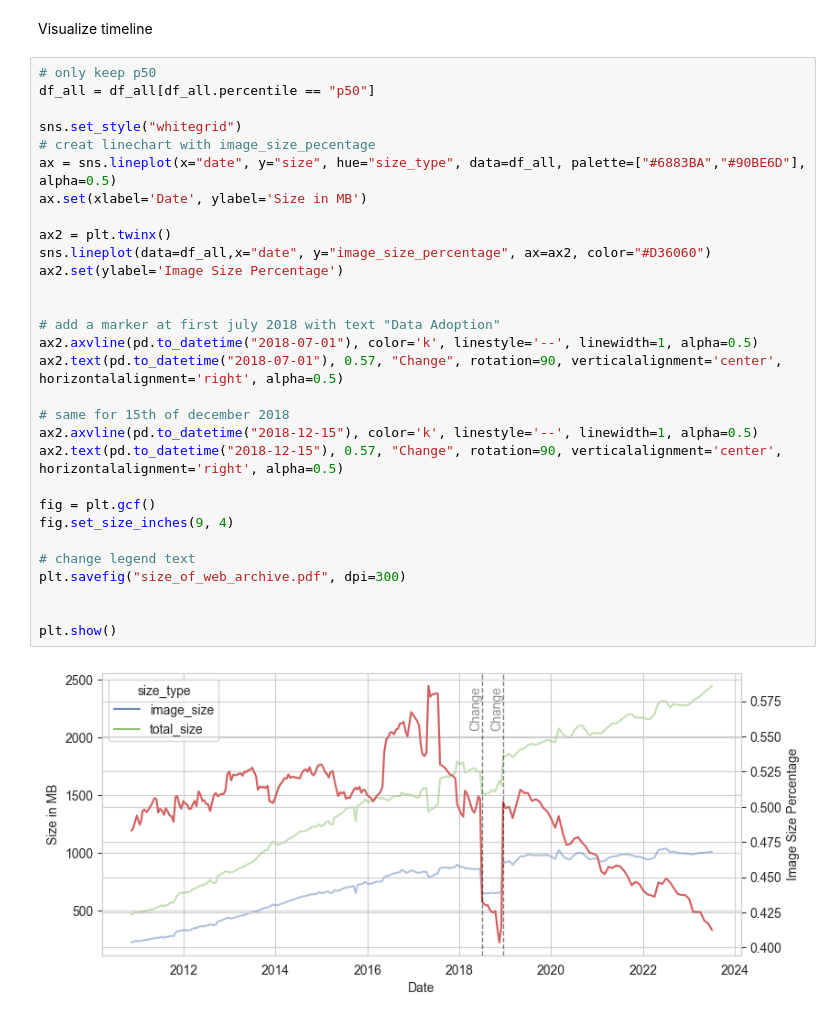
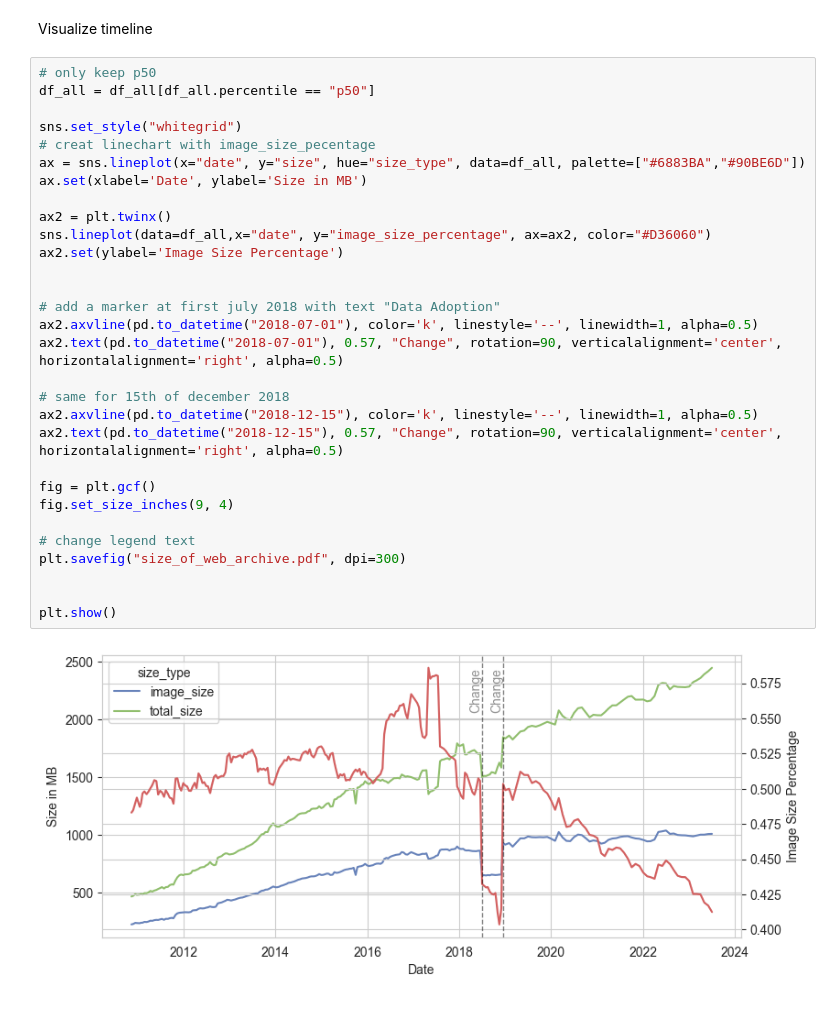
Before and after one commit to bdornauer/image_performance_test, a Jupyter notebook: data_analyis/web_archive_data/visualize.ipynb, the cells around one changed output. Drawn from its saved outputs; the diff is of its cells as text.

```diff
--- a/data_analyis/web_archive_data/visualize.ipynb
+++ b/data_analyis/web_archive_data/visualize.ipynb
@@ -45,32 +45,32 @@ Visualize timeline
 # %%
 # only keep p50
 df_all = df_all[df_all.percentile == "p50"]
 
 sns.set_style("whitegrid")
 # creat linechart with image_size_pecentage
-ax = sns.lineplot(x="date", y="size", hue="size_type", data=df_all, palette=["#6883BA","#90BE6D"], alpha=0.5)
+ax = sns.lineplot(x="date", y="size", hue="size_type", data=df_all, palette=["#6883BA","#90BE6D"])
 ax.set(xlabel='Date', ylabel='Size in MB')
 
 ax2 = plt.twinx()
 sns.lineplot(data=df_all,x="date", y="image_size_percentage", ax=ax2, color="#D36060")
 ax2.set(ylabel='Image Size Percentage')
 
 
 # add a marker at first july 2018 with text "Data Adoption"
 ax2.axvline(pd.to_datetime("2018-07-01"), color='k', linestyle='--', linewidth=1, alpha=0.5)
 ax2.text(pd.to_datetime("2018-07-01"), 0.57, "Change", rotation=90, verticalalignment='center', horizontalalignment='right', alpha=0.5)
 
 # same for 15th of december 2018
 ax2.axvline(pd.to_datetime("2018-12-15"), color='k', linestyle='--', linewidth=1, alpha=0.5)
 ax2.text(pd.to_datetime("2018-12-15"), 0.57, "Change", rotation=90, verticalalignment='center', horizontalalignment='right', alpha=0.5)
 
 fig = plt.gcf()
 fig.set_size_inches(9, 4)
 
 # change legend text
 plt.savefig("size_of_web_archive.pdf", dpi=300)
 
 
 plt.show()
 # %% [output]
-[figure, old version]
+[figure, new version]
```
Also changed, not shown: 5 other files.
